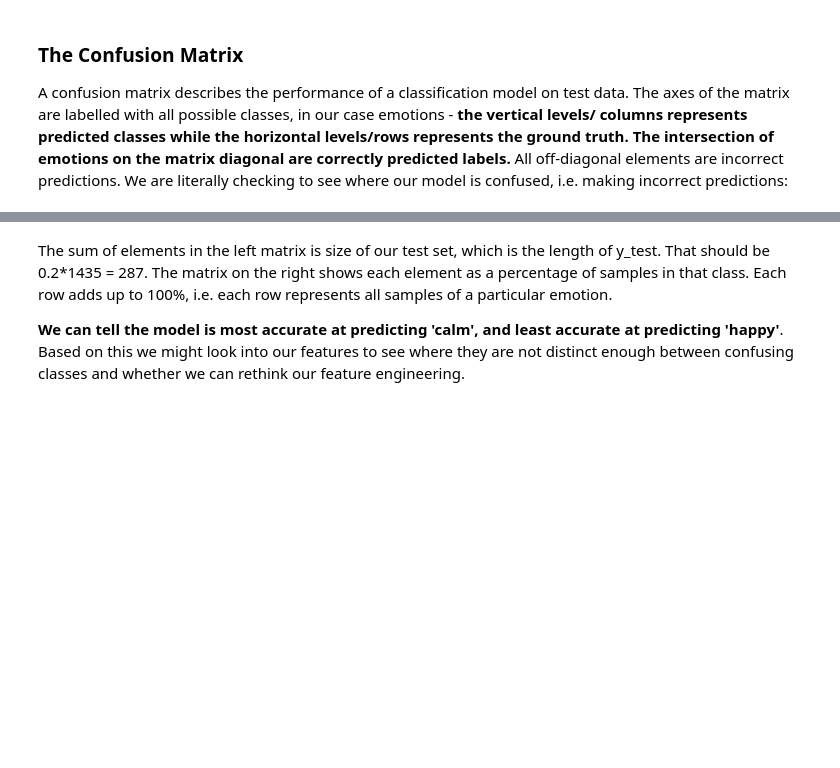
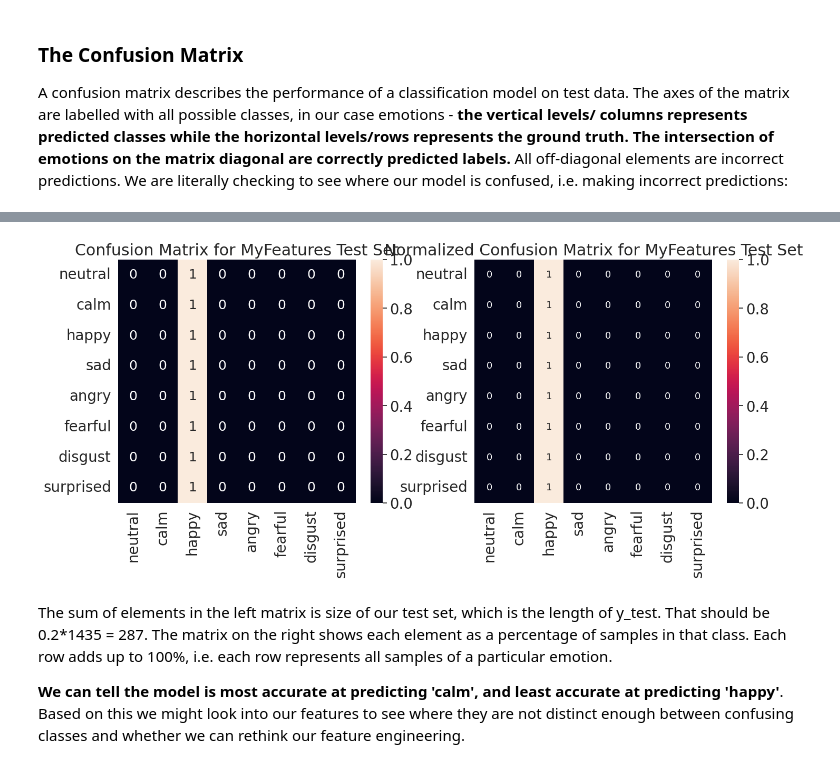
Before and after one commit to Bca72/Week4-NeuralNetworks, a Jupyter notebook: Week4__Neural_Networks.ipynb, the cells around one changed output, grey strips where cells are left out. Saved outputs shown, nothing was run; the diff lists cells and outputs as text; code cells hidden in the pictures; blank space fills up the shorter version.

```diff
--- a/Week4__Neural_Networks.ipynb
+++ b/Week4__Neural_Networks.ipynb
@@ -200,6 +200,9 @@ Once saved you only need to load them later by running the cell below, and **ski
 # %%
 features=pd.read_csv('featuresRavdess.csv',index_col=0)
 emotions=pd.read_csv('emotionsRavdess.csv',index_col=0)
+# %%
+my_features=pd.read_csv('MyFeaturesRavdess.csv',index_col=0)
+my_emotions=pd.read_csv('MyEmotionsRavdess.csv',index_col=0)
 # %% [markdown]
 Let's see what the features we extracted look like:
 # %%
@@ -283,6 +282,10 @@ scaler = StandardScaler()
 features_scaled = features
 features_scaled = scaler.fit_transform(features_scaled)
 
+# Scale my_features
+my_features_scaled = scaler.transform(my_features)
+
+
 scaler = MinMaxScaler()
 # keep our unscaled features just in case we need to process them alternatively
 features_minmax = features
@@ -636,3 +645,33 @@ plt.show()
+# %%
+# get predictions on my_features_scaled test set
+my_test_emotion_predictions = model.predict(my_features_scaled)
+my_test_emotion_groundtruth = my_emotions
+
+# set labels for matrix axes from emotions (using the same list as before)
+emotion_list =['neutral','calm','happy','sad','angry','fearful','disgust','surprised']
+emotion_name = [emotion for emotion in emotion_list]
+
+# build confusion matrix and normalized confusion matrix for my_features_scaled
+my_conf_matrix = confusion_matrix(my_test_emotion_groundtruth, my_test_emotion_predictions, labels=emotion_list)
+my_conf_matrix_norm = confusion_matrix(my_test_emotion_groundtruth, my_test_emotion_predictions, normalize='true', labels=emotion_list)
+
+# make a confusion matrix with labels using a DataFrame for my_features_scaled
+my_confmatrix_df = pd.DataFrame(my_conf_matrix, index=emotion_name, columns=emotion_name)
+my_confmatrix_df_norm = pd.DataFrame(my_conf_matrix_norm, index=emotion_name, columns=emotion_name)
+
+# plot confusion matrices for my_features_scaled
+plt.figure(figsize=(16,6))
+sn.set(font_scale=1.8) # emotion label and title size
+plt.subplot(1,2,1)
+plt.title('Confusion Matrix for MyFeatures Test Set')
+sn.heatmap(my_confmatrix_df, annot=True, annot_kws={"size": 18}) #annot_kws is value font
+plt.subplot(1,2,2)
+plt.title('Normalized Confusion Matrix for MyFeatures Test Set')
+sn.heatmap(my_confmatrix_df_norm, annot=True, annot_kws={"size": 13}) #annot_kws is value font
+
+plt.show()
+# %% [output]
+[figure, added]
 # %% [markdown]
 The sum of elements in the left matrix is size of our test set, which is the length of y_test. That should be 0.2*1435 = 287. The matrix on the right shows each element as a percentage of samples in that class. Each row adds up to 100%, i.e. each row represents all samples of a particular emotion.
 
```
Also changed, not shown: parts of 9 cells of this notebook.
